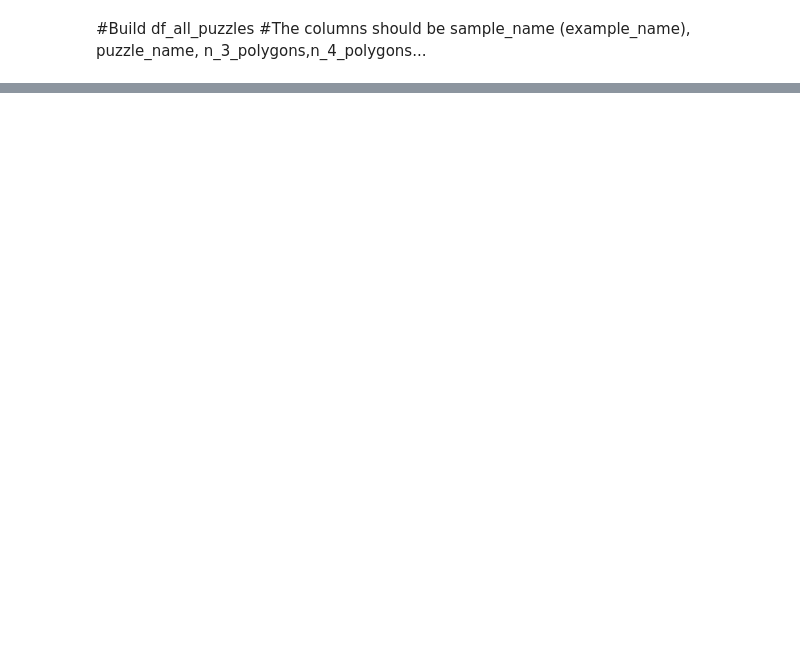
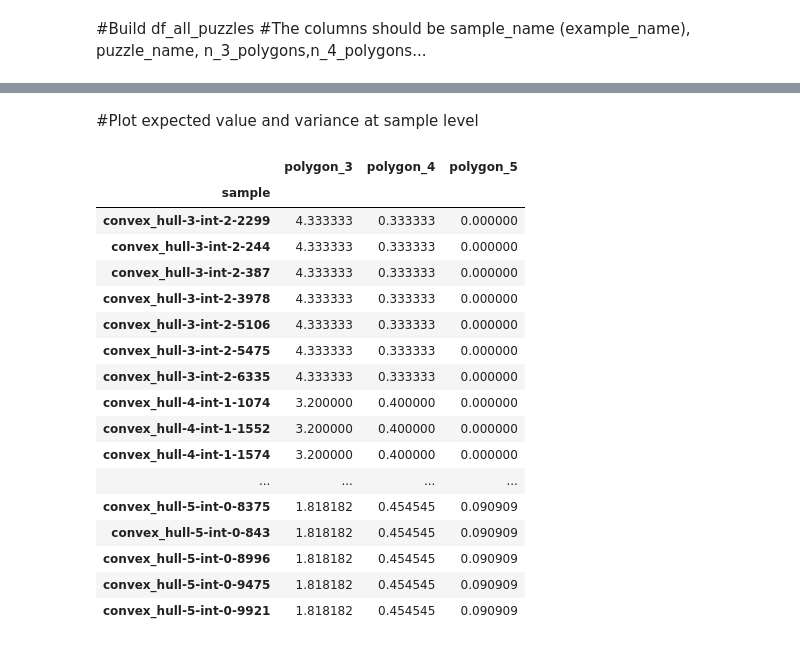
Before and after one commit to yanivohayon8/enumerating_convex_partitions, a Jupyter notebook: notebooks/2_5_points_samples.ipynb, the cells around one changed output, grey strips where cells are left out. Saved outputs shown, nothing was run; the diff lists cells and outputs as text; code cells hidden in the pictures; blank space fills up the shorter version.

```diff
--- a/notebooks/2_5_points_samples.ipynb
+++ b/notebooks/2_5_points_samples.ipynb
@@ -92,0 +96,24 @@ print(len(all_puzzles))
+# %% [markdown]
+#Plot expected value and variance at sample level
+# %%
+all_puzzles.groupby("sample")[[col for col in list(all_puzzles.columns) if "polygon_" in col]].std()
+all_puzzles.groupby("sample")[[col for col in list(all_puzzles.columns) if "polygon_" in col]].mean()
+# %% [output]
+|  | polygon_3 | polygon_4 | polygon_5 |
+| sample |  |  |  |
+| convex_hull-3-int-2-2299 | 4.333333 | 0.333333 | 0.000000 |
+| convex_hull-3-int-2-244 | 4.333333 | 0.333333 | 0.000000 |
+| convex_hull-3-int-2-387 | 4.333333 | 0.333333 | 0.000000 |
+| convex_hull-3-int-2-3978 | 4.333333 | 0.333333 | 0.000000 |
+| convex_hull-3-int-2-5106 | 4.333333 | 0.333333 | 0.000000 |
+| convex_hull-3-int-2-5475 | 4.333333 | 0.333333 | 0.000000 |
+| convex_hull-3-int-2-6335 | 4.333333 | 0.333333 | 0.000000 |
+| convex_hull-4-int-1-1074 | 3.200000 | 0.400000 | 0.000000 |
+| convex_hull-4-int-1-1552 | 3.200000 | 0.400000 | 0.000000 |
+| convex_hull-4-int-1-1574 | 3.200000 | 0.400000 | 0.000000 |
+| ... | ... | ... | ... |
+| convex_hull-5-int-0-8375 | 1.818182 | 0.454545 | 0.090909 |
+| convex_hull-5-int-0-843 | 1.818182 | 0.454545 | 0.090909 |
+| convex_hull-5-int-0-8996 | 1.818182 | 0.454545 | 0.090909 |
+| convex_hull-5-int-0-9475 | 1.818182 | 0.454545 | 0.090909 |
+| convex_hull-5-int-0-9921 | 1.818182 | 0.454545 | 0.090909 |
```
Also changed, not shown: parts of 14 cells of this notebook, 9 other files.
